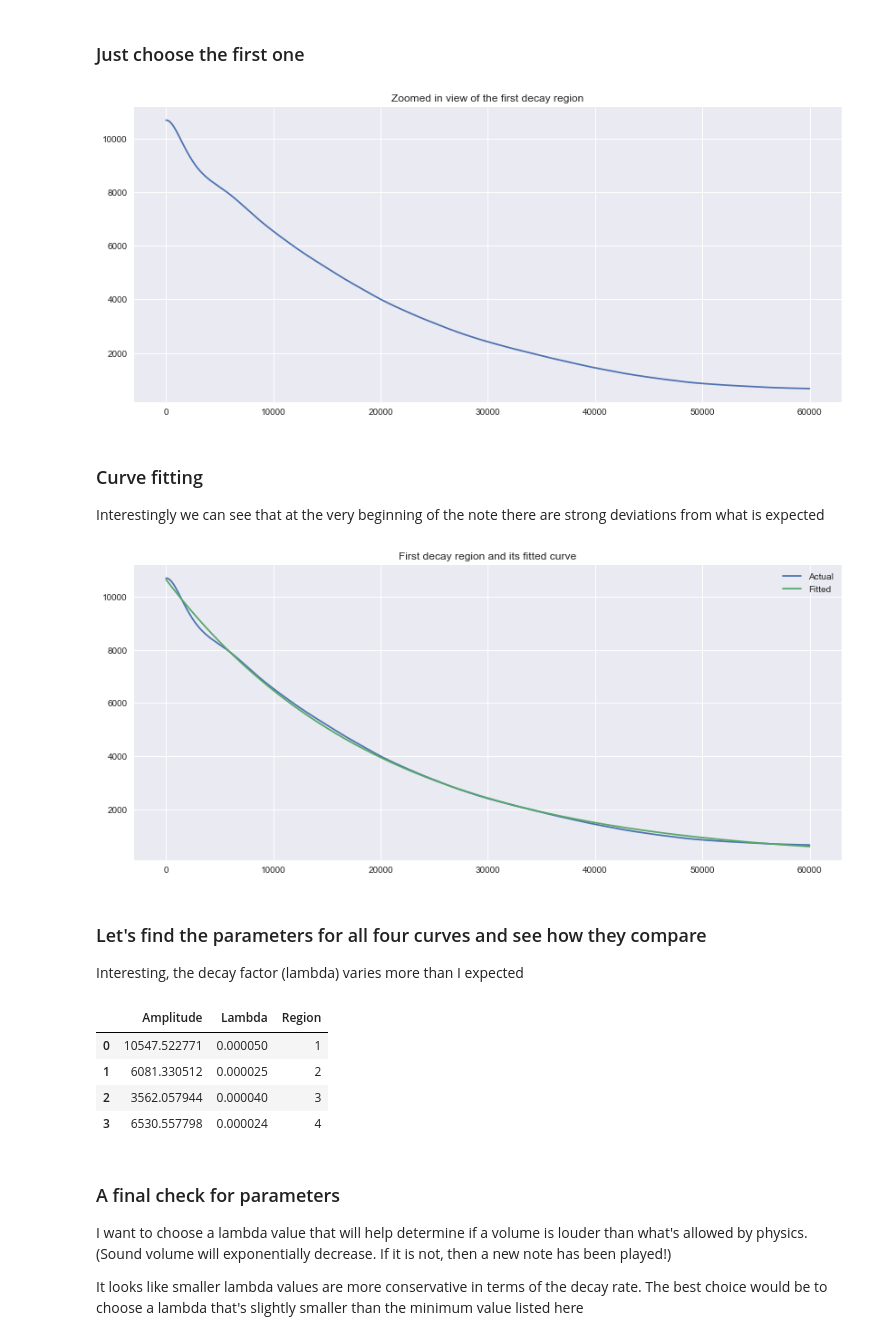
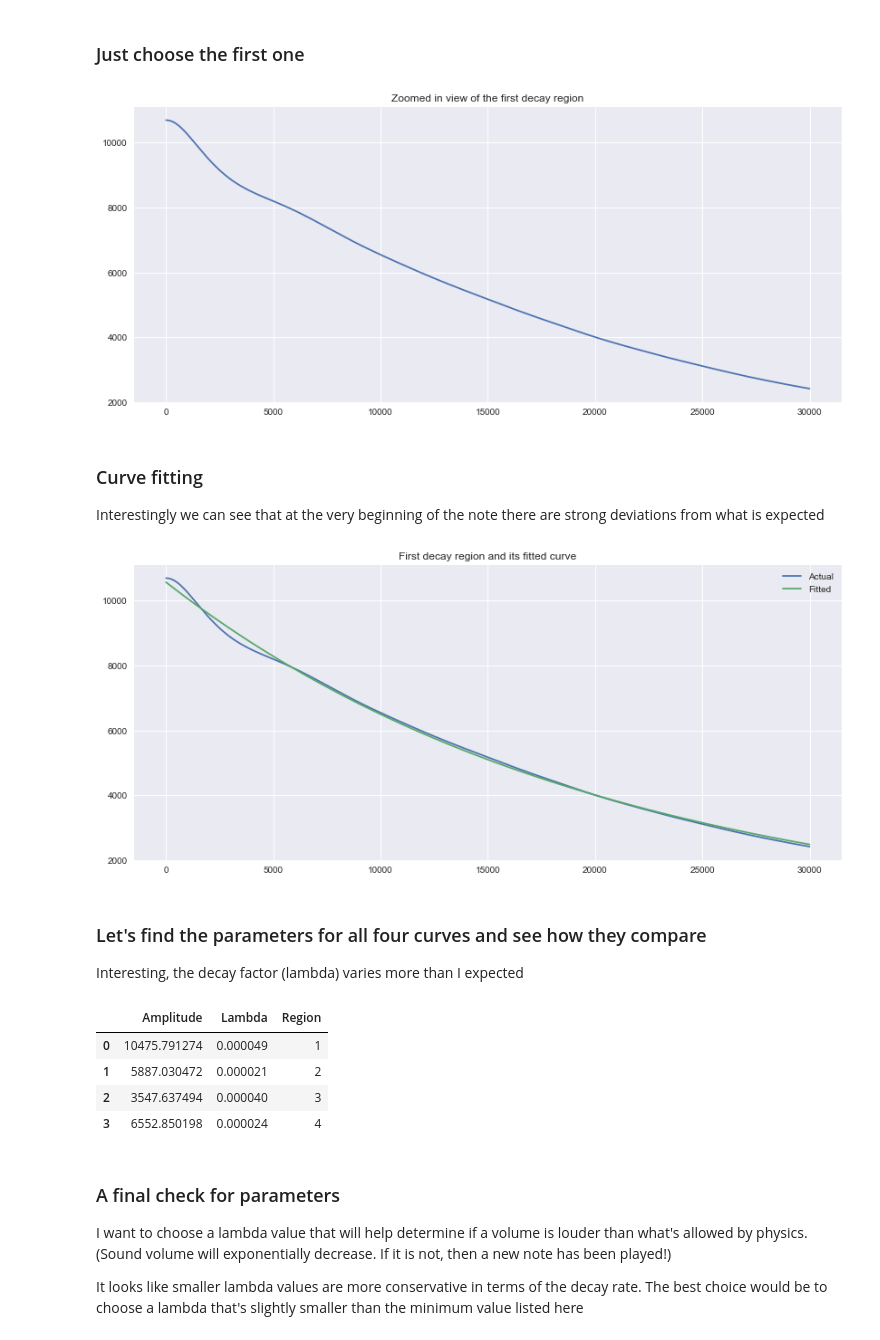
Before and after one commit to pstetz/Pitch-Perfect, a Jupyter notebook: decay.ipynb, the cells around one changed output. Drawn from its saved outputs; the diff is of its cells as text; code cells hidden in the pictures.

```diff
--- a/decay.ipynb
+++ b/decay.ipynb
@@ -82,15 +82,15 @@ plt.title("Decay regions and their respective start points");
 # %% [markdown]
 ### Just choose the first one
 # %%
-window = 60000
+window = 30000
 start  = peaks[0][0]
 
 plt.figure(figsize=(14, 6))
 region = volume[start:start+window]
 plt.plot(region)
 plt.title("Zoomed in view of the first decay region");
 # %% [output]
-[figure, old version]
+[figure, new version]
 # %% [markdown]
 ### Curve fitting
 
@@ -112,7 +112,7 @@ plt.plot(y, label="Fitted")
 plt.title("First decay region and its fitted curve")
 plt.legend();
 # %% [output]
-[figure, old version]
+[figure, new version]
 # %% [markdown]
 ### Let's find the parameters for all four curves and see how they compare
 
@@ -122,7 +122,7 @@ params    = ["Amplitude", "Lambda", "Region"]
 params_df = pd.DataFrame(columns=params)
 
 for i in range(4):
-    window = 60000
+    window = 30000
     start  = peaks[i][0]
     region = volume[start:start+window]
     x = np.linspace(1, len(region), num=len(region))
@@ -133,10 +133,10 @@ params_df["Region"] = params_df["Region"].map(int)
 params_df
 # %% [output]
 |  | Amplitude | Lambda | Region |
-| 0 | 10547.522771 | 0.000050 | 1 |
-| 1 | 6081.330512 | 0.000025 | 2 |
-| 2 | 3562.057944 | 0.000040 | 3 |
-| 3 | 6530.557798 | 0.000024 | 4 |
+| 0 | 10475.791274 | 0.000049 | 1 |
+| 1 | 5887.030472 | 0.000021 | 2 |
+| 2 | 3547.637494 | 0.000040 | 3 |
+| 3 | 6552.850198 | 0.000024 | 4 |
 # %% [markdown]
 ### A final check for parameters
 
```
Also changed, not shown: parts of 1 cell of this notebook, 1 other file.
